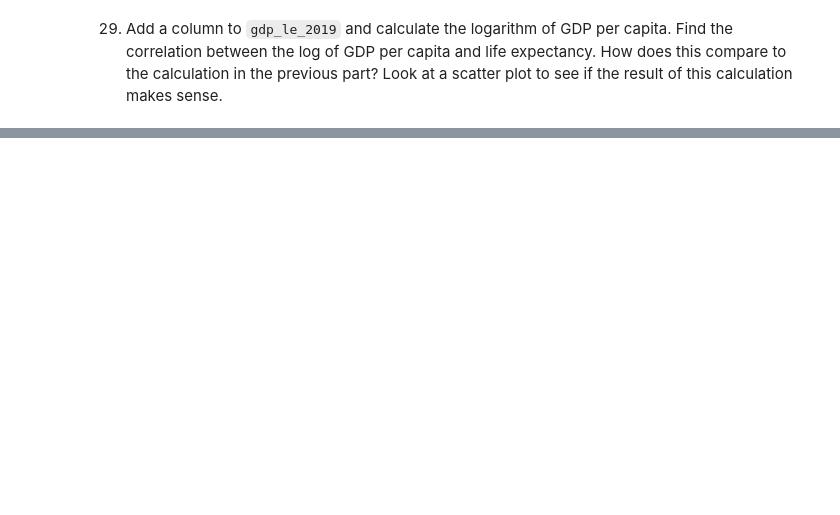
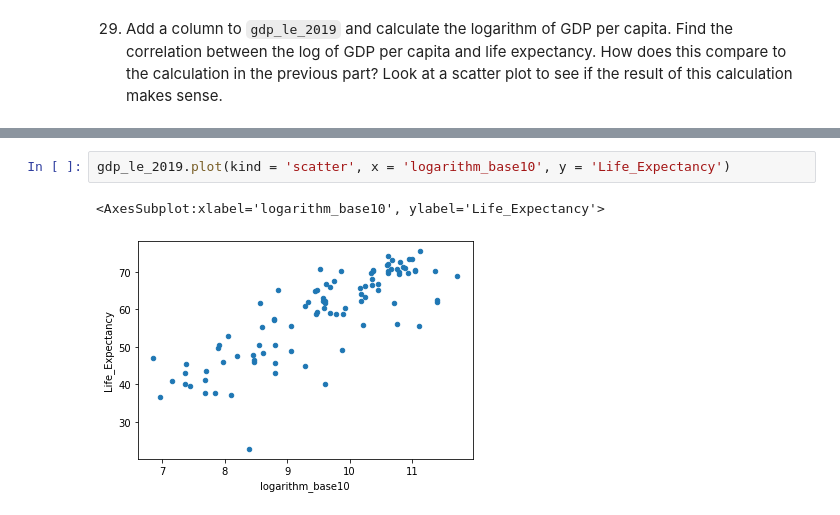
Before and after one commit to nss-data-science-cohort-6/un_data_question-michialm, a Jupyter notebook: notebooks/UN_Data_Exploration.ipynb, the cells around one changed output, grey strips where cells are left out. Cells and saved outputs as stored; diff of their text form; blank space fills up the shorter version.

```diff
--- a/notebooks/UN_Data_Exploration.ipynb
+++ b/notebooks/UN_Data_Exploration.ipynb
@@ -584,0 +556,5 @@ See the caveats in the documentation: https://pandas.pydata.org/pandas-docs/stab
+# %%
+gdp_le_2019.plot(kind = 'scatter', x = 'logarithm_base10', y = 'Life_Expectancy')
+# %% [output]
+<AxesSubplot:xlabel='logarithm_base10', ylabel='Life_Expectancy'>
+[figure, added]
```
Also changed, not shown: parts of 38 cells of this notebook.
